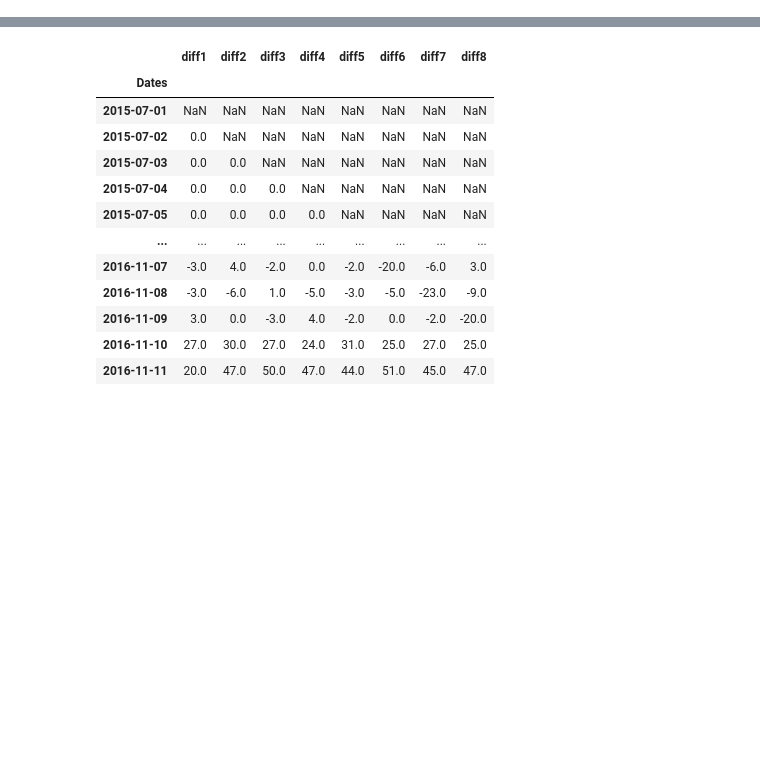
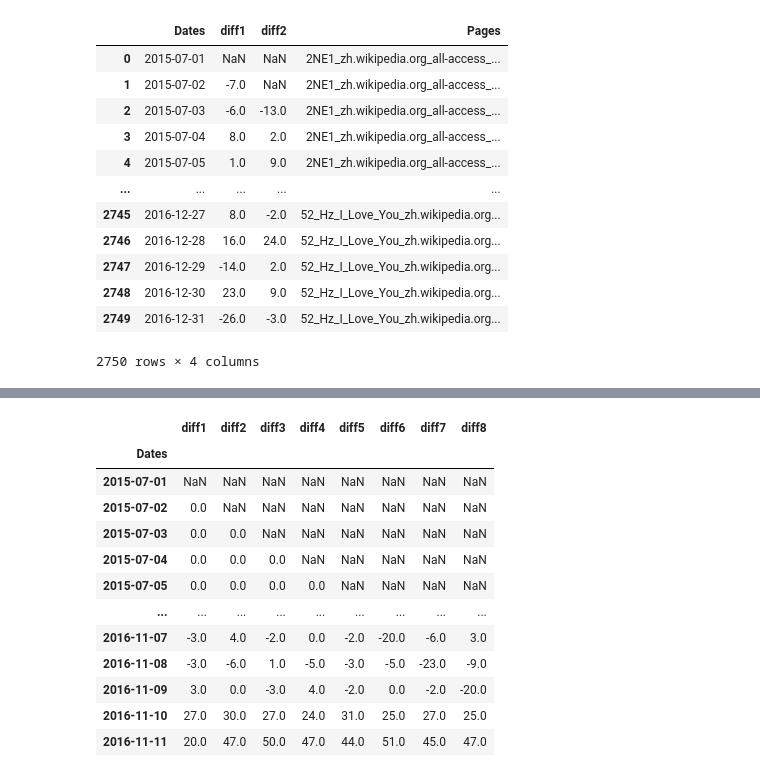
Before and after one commit to HugoTodeschini/ArtefactBenchmarkForecastingModel, a Jupyter notebook: XGBoost avec extract.ipynb, the cells around one changed output, grey strips where cells are left out. Saved outputs shown, nothing was run; the diff lists cells and outputs as text; code cells hidden in the pictures; blank space fills up the shorter version.

Commit message:
Ajout fonction calculerLag

```diff
--- a/XGBoost avec extract.ipynb
+++ b/XGBoost avec extract.ipynb
@@ -38,3 +23,38 @@ def smape_fast(y_true, y_pred):
         out += math.fabs(a - b) / c
     out *= (200.0 / y_true.shape[0])
     return out
+# %%
+def calculerLag(df,lag):
+    df_lag = pd.DataFrame()
+    for column in df.columns:
+        df_column = pd.DataFrame(df[column])
+        for i in range(lag):
+            df_column['diff' + str(i+1)] = 0
+            df_column['diff' + str(i+1)] = df_column[column].diff(i+1)
+
+        df_column['Pages'] = column
+        df_column = df_column.drop([column],axis= 1)
+        df_lag.append(df_column)
+        df_lag = pd.concat([df_lag, df_column], ignore_index=False)
+    return(df_lag)
+# %%
+train_1 = pd.read_csv('../Data/train_1.csv')
+train_1_reduce = train_1[0:5]
+train_1_reduce = train_1_reduce.fillna(0)
+train_1_reduce = train_1_reduce.set_index('Page')
+train_1_reduce = train_1_reduce.T.rename_axis('Dates')
+calculerLag(train_1_reduce,2).reset_index()
+# %% [output]
+|  | Dates | diff1 | diff2 | Pages |
+| 0 | 2015-07-01 | NaN | NaN | 2NE1_zh.wikipedia.org_all-access_... |
+| 1 | 2015-07-02 | -7.0 | NaN | 2NE1_zh.wikipedia.org_all-access_... |
+| 2 | 2015-07-03 | -6.0 | -13.0 | 2NE1_zh.wikipedia.org_all-access_... |
+| 3 | 2015-07-04 | 8.0 | 2.0 | 2NE1_zh.wikipedia.org_all-access_... |
+| 4 | 2015-07-05 | 1.0 | 9.0 | 2NE1_zh.wikipedia.org_all-access_... |
+| ... | ... | ... | ... | ... |
+| 2745 | 2016-12-27 | 8.0 | -2.0 | 52_Hz_I_Love_You_zh.wikipedia.org... |
+| 2746 | 2016-12-28 | 16.0 | 24.0 | 52_Hz_I_Love_You_zh.wikipedia.org... |
+| 2747 | 2016-12-29 | -14.0 | 2.0 | 52_Hz_I_Love_You_zh.wikipedia.org... |
+| 2748 | 2016-12-30 | 23.0 | 9.0 | 52_Hz_I_Love_You_zh.wikipedia.org... |
+| 2749 | 2016-12-31 | -26.0 | -3.0 | 52_Hz_I_Love_You_zh.wikipedia.org... |
+2750 rows × 4 columns
```
Also changed, not shown: parts of 5 cells of this notebook.
